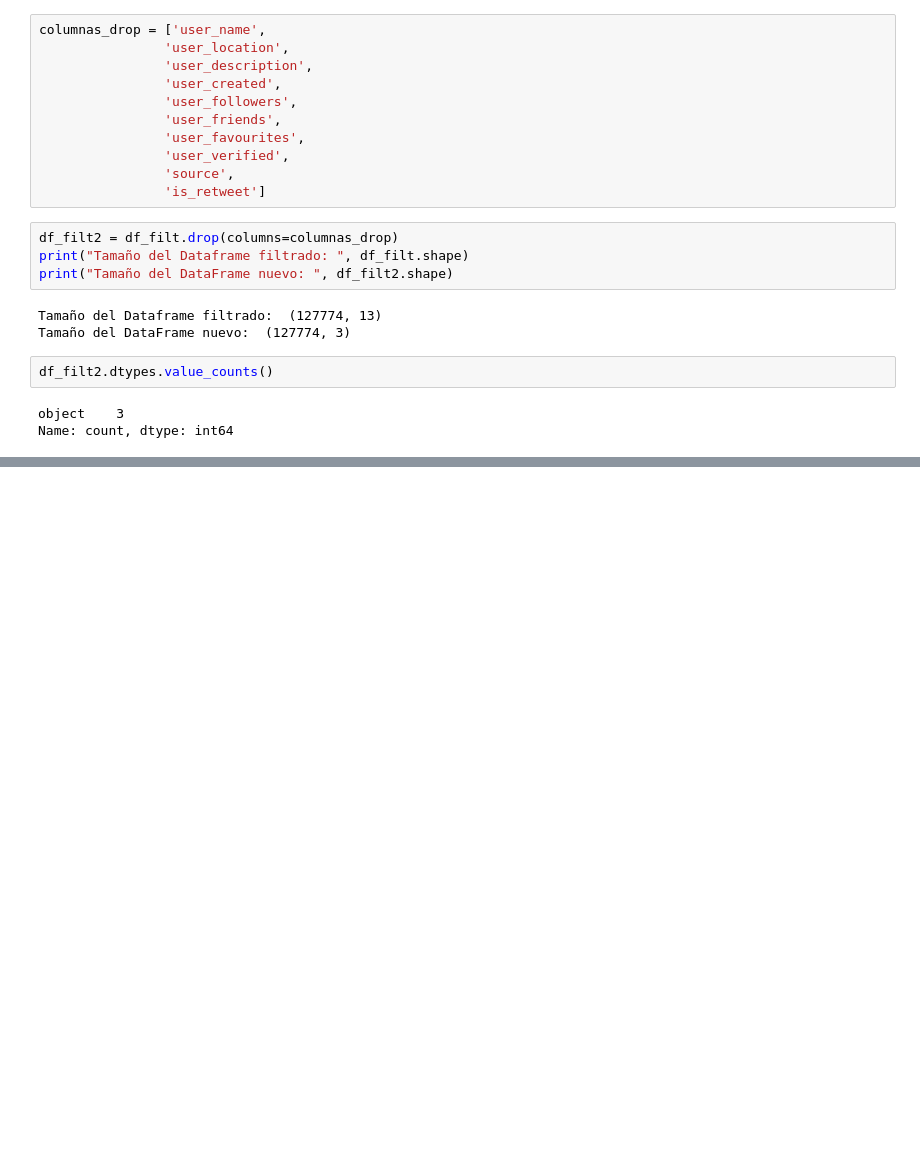
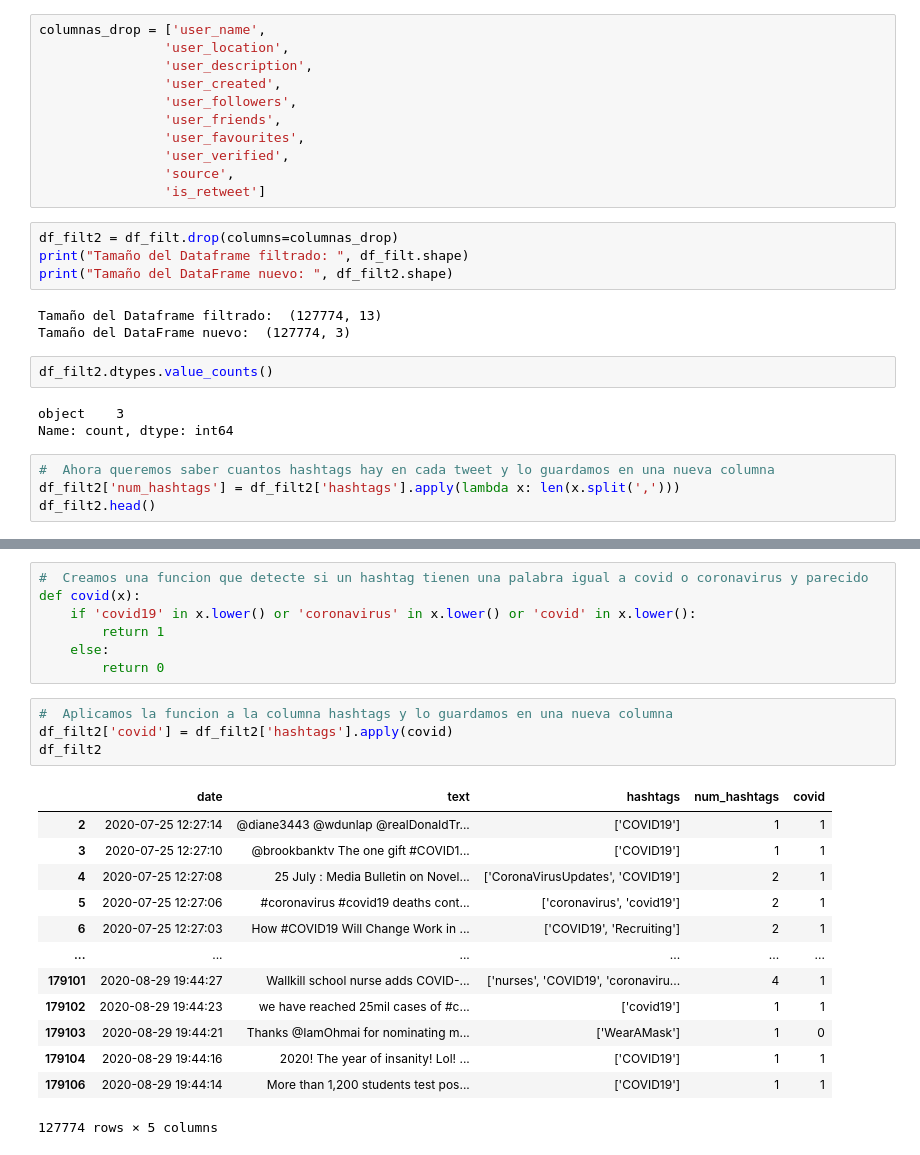
Before and after one commit to Enriquepardo/Dataset-Covid, a Jupyter notebook: dateset_covid.ipynb, the cells around one changed output, grey strips where cells are left out. Drawn from its saved outputs; the diff is of its cells as text; blank space fills up the shorter version.

```diff
--- a/dateset_covid.ipynb
+++ b/dateset_covid.ipynb
@@ -105,3 +105,7 @@ df_filt2.dtypes.value_counts()
 # %% [output]
 object    3
 Name: count, dtype: int64
+# %%
+#  Ahora queremos saber cuantos hashtags hay en cada tweet y lo guardamos en una nueva columna
+df_filt2['num_hashtags'] = df_filt2['hashtags'].apply(lambda x: len(x.split(',')))
+df_filt2.head()
@@ -107,0 +135,25 @@ Name: count, dtype: int64
+# %%
+#  Creamos una funcion que detecte si un hashtag tienen una palabra igual a covid o coronavirus y parecido
+def covid(x):
+    if 'covid19' in x.lower() or 'coronavirus' in x.lower() or 'covid' in x.lower():
+        return 1
+    else:
+        return 0
+# %%
+#  Aplicamos la funcion a la columna hashtags y lo guardamos en una nueva columna
+df_filt2['covid'] = df_filt2['hashtags'].apply(covid)
+df_filt2
+# %% [output]
+|  | date | text | hashtags | num_hashtags | covid |
+| 2 | 2020-07-25 12:27:14 | @diane3443 @wdunlap @realDonaldTr... | ['COVID19'] | 1 | 1 |
+| 3 | 2020-07-25 12:27:10 | @brookbanktv The one gift #COVID1... | ['COVID19'] | 1 | 1 |
+| 4 | 2020-07-25 12:27:08 | 25 July : Media Bulletin on Novel... | ['CoronaVirusUpdates', 'COVID19'] | 2 | 1 |
+| 5 | 2020-07-25 12:27:06 | #coronavirus #covid19 deaths cont... | ['coronavirus', 'covid19'] | 2 | 1 |
+| 6 | 2020-07-25 12:27:03 | How #COVID19 Will Change Work in ... | ['COVID19', 'Recruiting'] | 2 | 1 |
+| ... | ... | ... | ... | ... | ... |
+| 179101 | 2020-08-29 19:44:27 | Wallkill school nurse adds COVID-... | ['nurses', 'COVID19', 'coronaviru... | 4 | 1 |
+| 179102 | 2020-08-29 19:44:23 | we have reached 25mil cases of #c... | ['covid19'] | 1 | 1 |
+| 179103 | 2020-08-29 19:44:21 | Thanks @IamOhmai for nominating m... | ['WearAMask'] | 1 | 0 |
+| 179104 | 2020-08-29 19:44:16 | 2020! The year of insanity! Lol! ... | ['COVID19'] | 1 | 1 |
+| 179106 | 2020-08-29 19:44:14 | More than 1,200 students test pos... | ['COVID19'] | 1 | 1 |
+127774 rows × 5 columns
```
Also changed, not shown: parts of 9 cells of this notebook.
